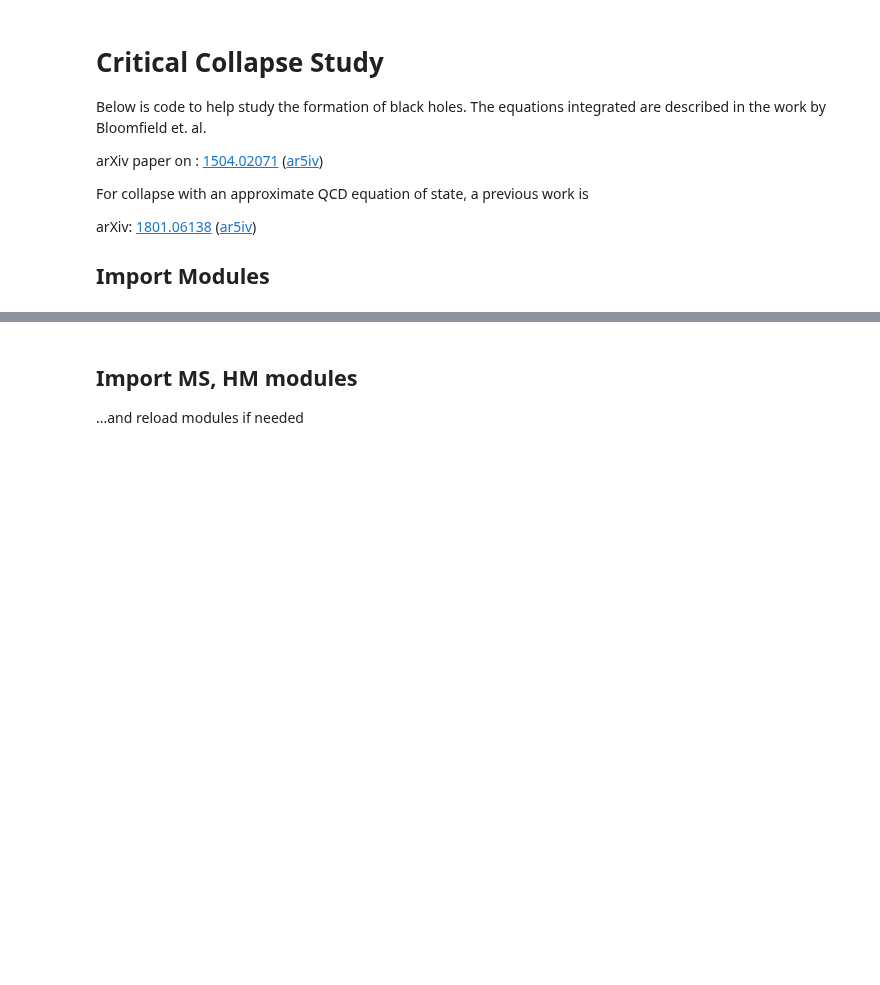
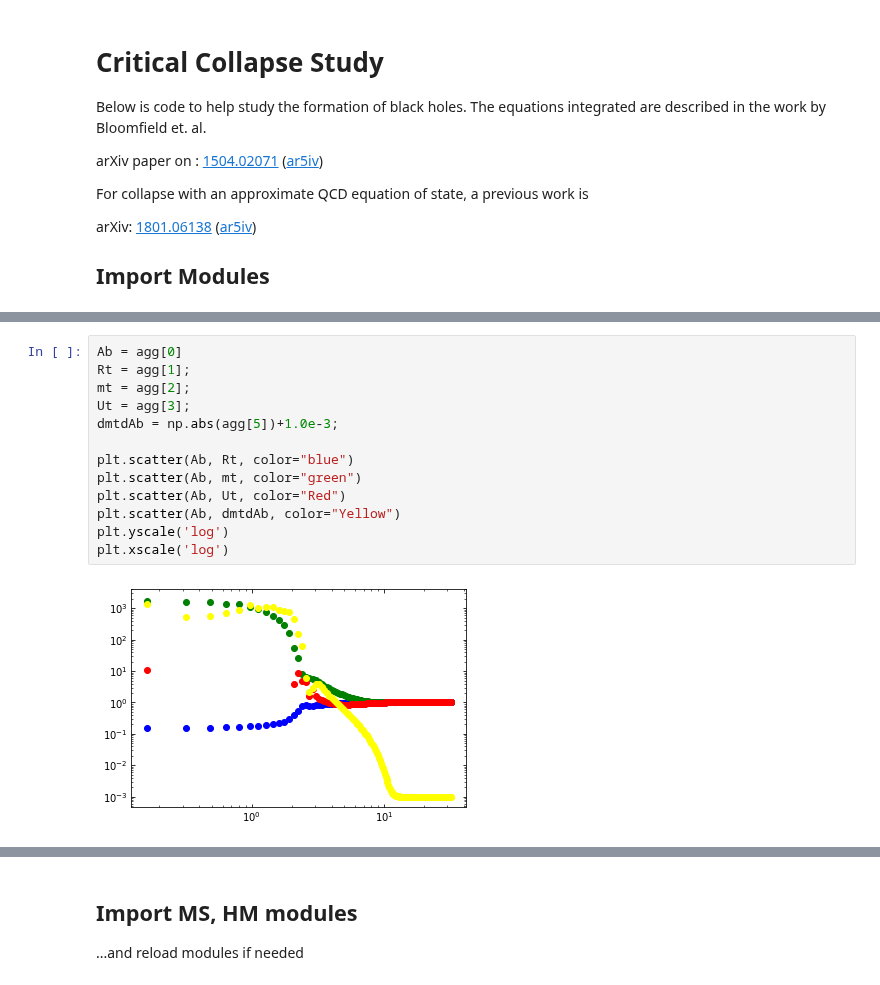
Before and after one commit to jbmertens/criticalcollapse, a Jupyter notebook: Critical_scaling.ipynb, the cells around one changed output, grey strips where cells are left out. Drawn from its saved outputs; the diff is of its cells as text; blank space fills up the shorter version.

```diff
--- a/Critical_scaling.ipynb
+++ b/Critical_scaling.ipynb
@@ -148,0 +167,15 @@ mpl.rc('ytick.minor', visible=True)
+# %%
+Ab = agg[0]
+Rt = agg[1];
+mt = agg[2];
+Ut = agg[3];
+dmtdAb = np.abs(agg[5])+1.0e-3;
+
+plt.scatter(Ab, Rt, color="blue")
+plt.scatter(Ab, mt, color="green")
+plt.scatter(Ab, Ut, color="Red")
+plt.scatter(Ab, dmtdAb, color="Yellow")
+plt.yscale('log')
+plt.xscale('log')
+# %% [output]
+[figure, added]
```
Also changed, not shown: parts of 21 cells of this notebook, 2 other files.
